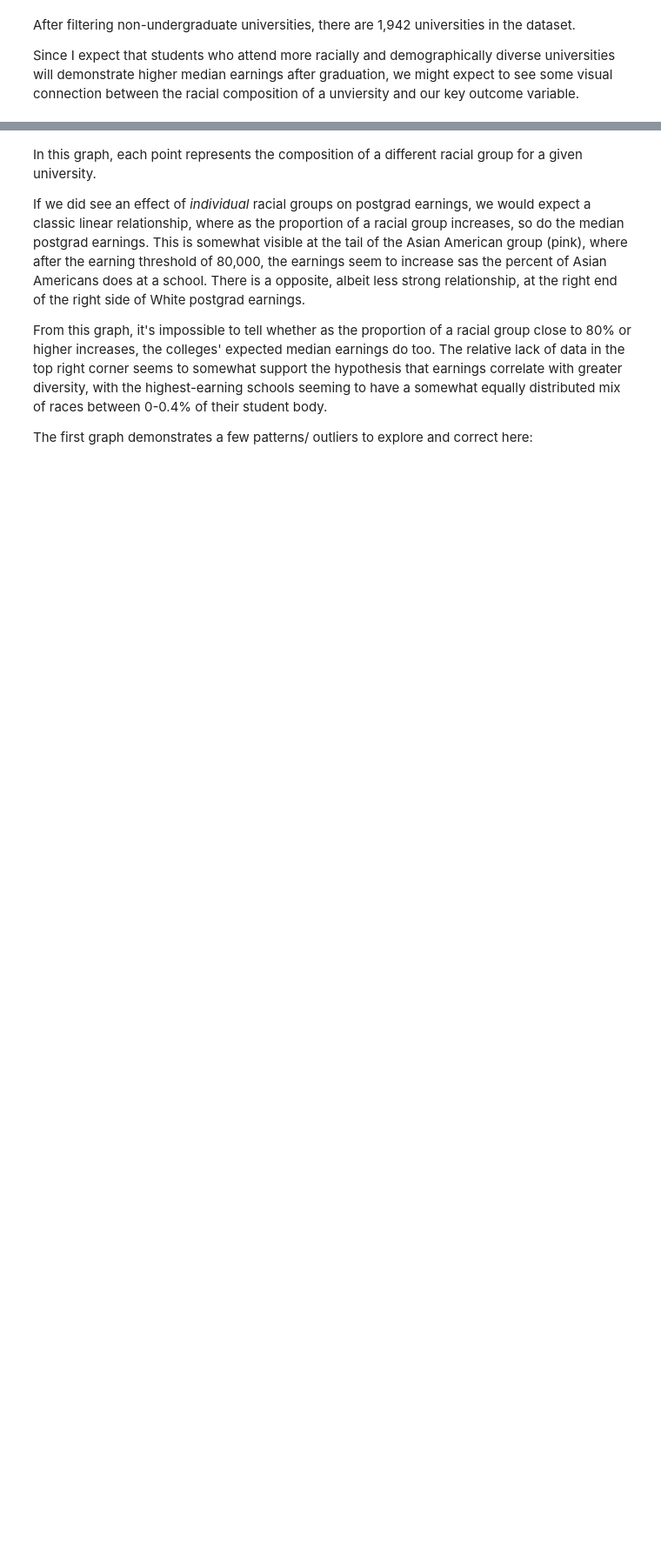
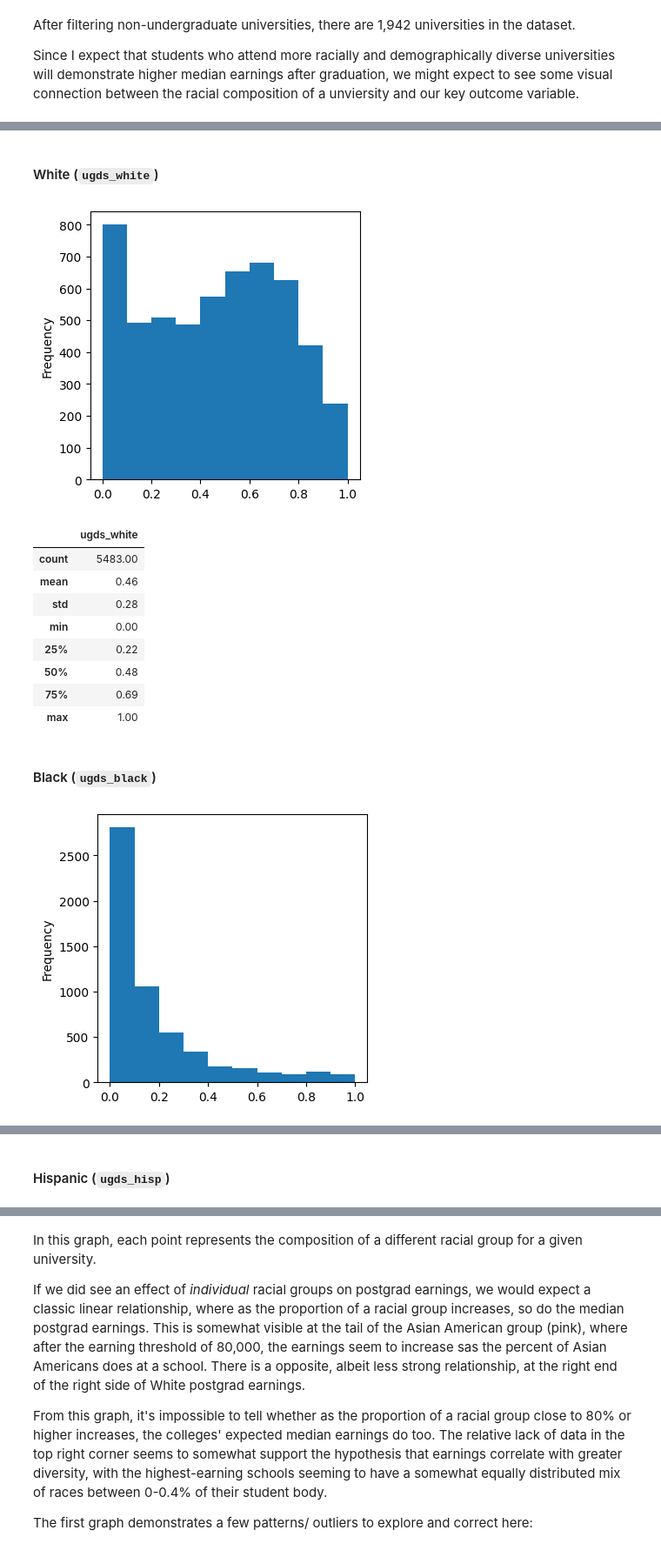
Before and after one commit to davidgarmal/comm3180_S26_G3_Data_Project, a Jupyter notebook: data_analysis/glynn_provisional_analysis.ipynb, the cells around one changed output, grey strips where cells are left out. Shown at 87% size. Cells and saved outputs as stored; diff of their text form; code cells hidden in the pictures; blank space fills up the shorter version.

Commit message:
descriptives of race/ethnicity variables

```diff
--- a/data_analysis/glynn_provisional_analysis.ipynb
+++ b/data_analysis/glynn_provisional_analysis.ipynb
@@ -99,3 +116,23 @@ After filtering non-undergraduate universities, there are 1,942 universities in
 
 
 Since I expect that students who attend more racially and demographically diverse universities will demonstrate higher median earnings after graduation, we might expect to see some visual connection between the racial composition of a unviersity and our key outcome variable.
+# %%
+race_cols = ['ugds_white', 'ugds_black', 'ugds_hisp', 'ugds_asian', 'ugds_aian',
+             'ugds_nhpi', 'ugds_2mor']
+
+
+# mapping column names to labels
+#      white, black, hispanic, asian, amarican indian and alaska native,
+#     native hawaiian and pacific islander, two or more races, norace, unknown,
+#     white nonhispanic, blacknonhispanic, asian pacific islander
+#
+
+col_labels = {
+    'ugds_white': 'White',
+    'ugds_black': 'Black',
+    'ugds_hisp': 'Hispanic',
+    'ugds_asian': 'Asian',
+    'ugds_aian': 'American Indian and Alaka Native',
+    'ugds_nhpi': 'Native Hawaiian and Pacific Islandeer',
+    'ugds_2mor': 'Two or more races'
+}
@@ -101,0 +141,25 @@ Since I expect that students who attend more racially and demographically divers
+# %%
+for idx, rcol in enumerate(race_cols):
+    cat_label = col_labels[rcol]
+
+    plt.figure(figsize=(4,4))
+    display(Markdown(f' #### {cat_label} (`{rcol}`)'))
+    dat[rcol].plot.hist()
+    plt.show()
+
+    summary_data = pd.DataFrame(dat[rcol].describe()).round(2)
+    display(summary_data)
+# %% [output]
+ #### White (`ugds_white`)
+[figure, added]
+|  | ugds_white |
+| count | 5483.00 |
+| mean | 0.46 |
+| std | 0.28 |
+| min | 0.00 |
+| 25% | 0.22 |
+| 50% | 0.48 |
+| 75% | 0.69 |
+| max | 1.00 |
+ #### Black (`ugds_black`)
+[figure, added]
@@ -101,0 +175 @@ Since I expect that students who attend more racially and demographically divers
+ #### Hispanic (`ugds_hisp`)
```
Also changed, not shown: parts of 7 cells of this notebook.
